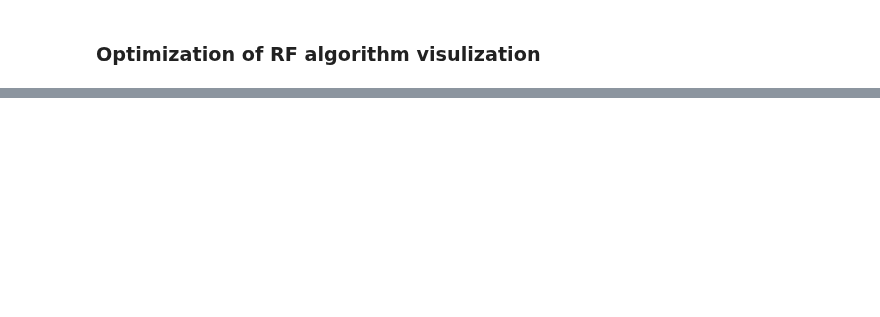
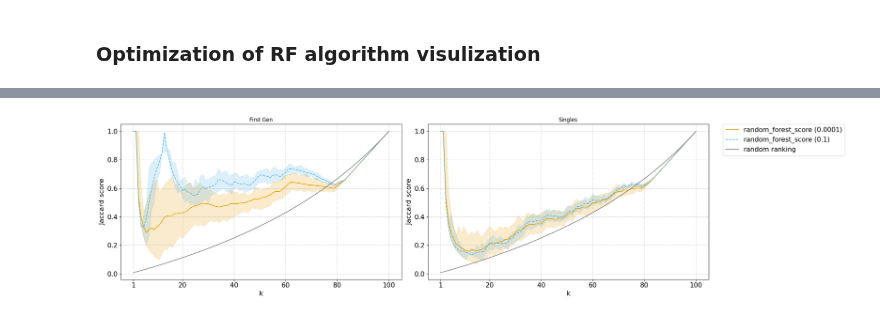
Before and after one commit to amadejp/DS_Project_Feature_Selection, a Jupyter notebook: src/optimization_graphing.ipynb, the cells around one changed output, grey strips where cells are left out. Saved outputs shown, nothing was run; the diff lists cells and outputs as text; code cells hidden in the pictures; blank space fills up the shorter version.

```diff
--- a/src/optimization_graphing.ipynb
+++ b/src/optimization_graphing.ipynb
@@ -133,0 +60,10 @@ file_dict
+# %%
+directory = "results/random_forest_optimization/"
+hash = 'all'
+
+file_lists = get_file_lists(subsample_proportions, directory, hash)
+# %%
+subs_to_plot = [0.0001, 0.1]
+hf.plot_ranking_results([file_lists[sub] for sub in subs_to_plot])
+# %% [output]
+[figure, added]
```
Also changed, not shown: parts of 23 cells of this notebook, 2 other files.
